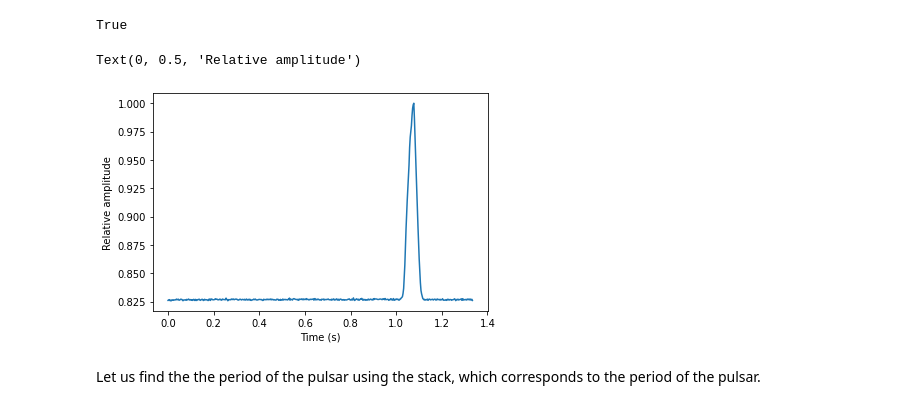
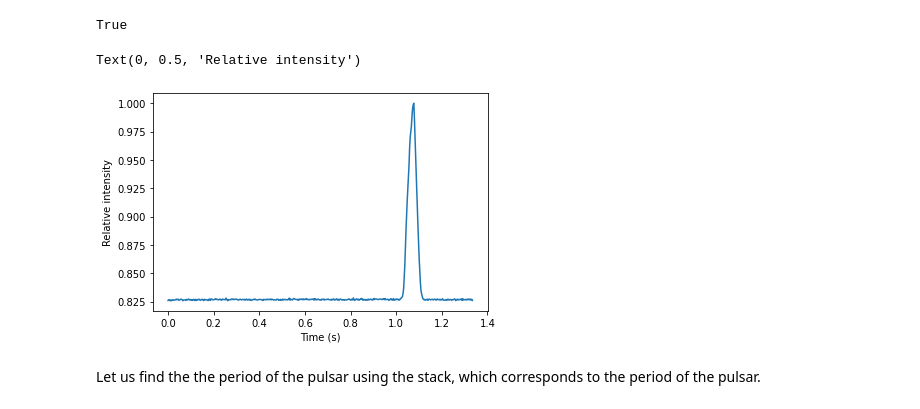
Before and after one commit to Yousousen/pulsar_analysis, a Jupyter notebook: src/script/pulsar1.ipynb, the cells around one changed output. Saved outputs shown, nothing was run; the diff lists cells and outputs as text; code cells hidden in the pictures.

```diff
--- a/src/script/pulsar1.ipynb
+++ b/src/script/pulsar1.ipynb
@@ -139,11 +141,11 @@ time = [ dt * t for t in range(len(stack))]
 # %%
 plt.plot(time, stack / max( stack ) )#, color='magenta')
 plt.xlabel('Time (s)')
-plt.ylabel('Relative amplitude')
+plt.ylabel('Relative intensity')
 #plt.title('graph of an addition of signals of the first radio pulsar ever found.')
 # %% [output]
-Text(0, 0.5, 'Relative amplitude')
+Text(0, 0.5, 'Relative intensity')
-[figure, old version]
+[figure, new version]
 # %% [markdown]
 Let us find the the period of the pulsar using the stack, which corresponds to the period of the pulsar.
 # %%
```
Also changed, not shown: parts of 4 cells of this notebook, 10 other files.
